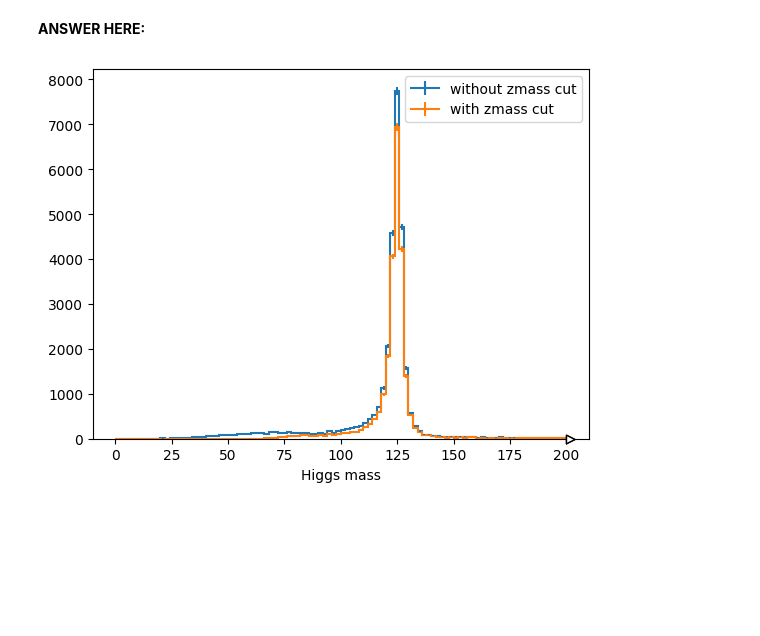
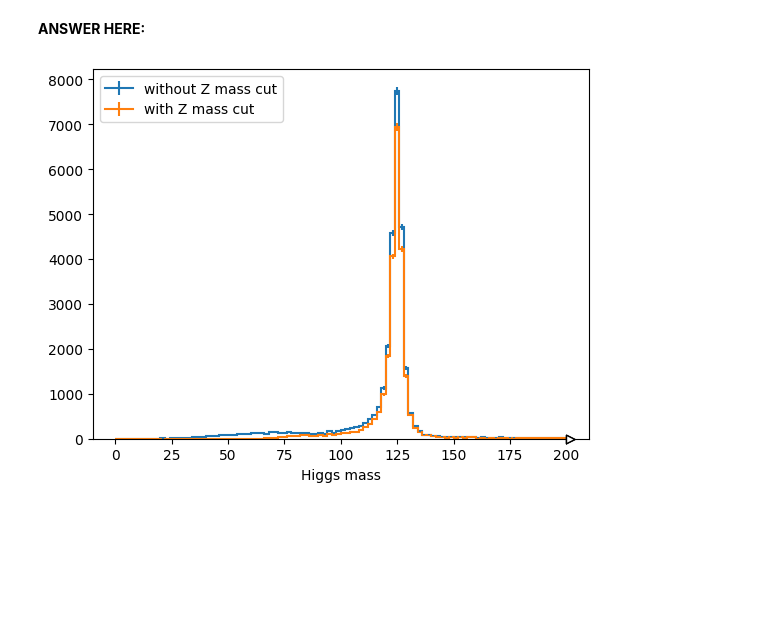
Before and after one commit to AdityaSrivatsa/2025-06-15-hsf-india-tutorial-bangalore, a Jupyter notebook: lesson-2-arrays/project-2-higgs.ipynb, the cells around one changed output. Saved outputs shown, nothing was run; the diff lists cells and outputs as text; code cells hidden in the pictures.

```diff
--- a/lesson-2-arrays/project-2-higgs.ipynb
+++ b/lesson-2-arrays/project-2-higgs.ipynb
@@ -672,14 +672,14 @@ Make a final Higgs plot with and without the Z mass quality cut. It should look
 # %%
 fix, ax1 = plt.subplots(1, 1)
 
-hist.Hist.new.Regular(100, 0, 200, name="Higgs mass").Double().fill(hmass).plot(ax=ax1,label = "without zmass cut");
+hist.Hist.new.Regular(100, 0, 200, name="Higgs mass").Double().fill(hmass).plot(ax=ax1,label = "without Z mass cut");
 
 hist.Hist.new.Regular(100, 0, 200, name="Higgs mass").Double().fill(
     hmass[(12 < zmass_small) & (zmass_small < 120) & (40 < zmass_big) & (zmass_big < 120)]
-).plot(ax=ax1, label = "with zmass cut");
+).plot(ax=ax1, label = "with Z mass cut");
 ax1.legend();
 # %% [output]
-[figure, old version]
+[figure, new version]
 # %% [markdown]
 <br><br><br><br><br>
 # %% [markdown]
```
